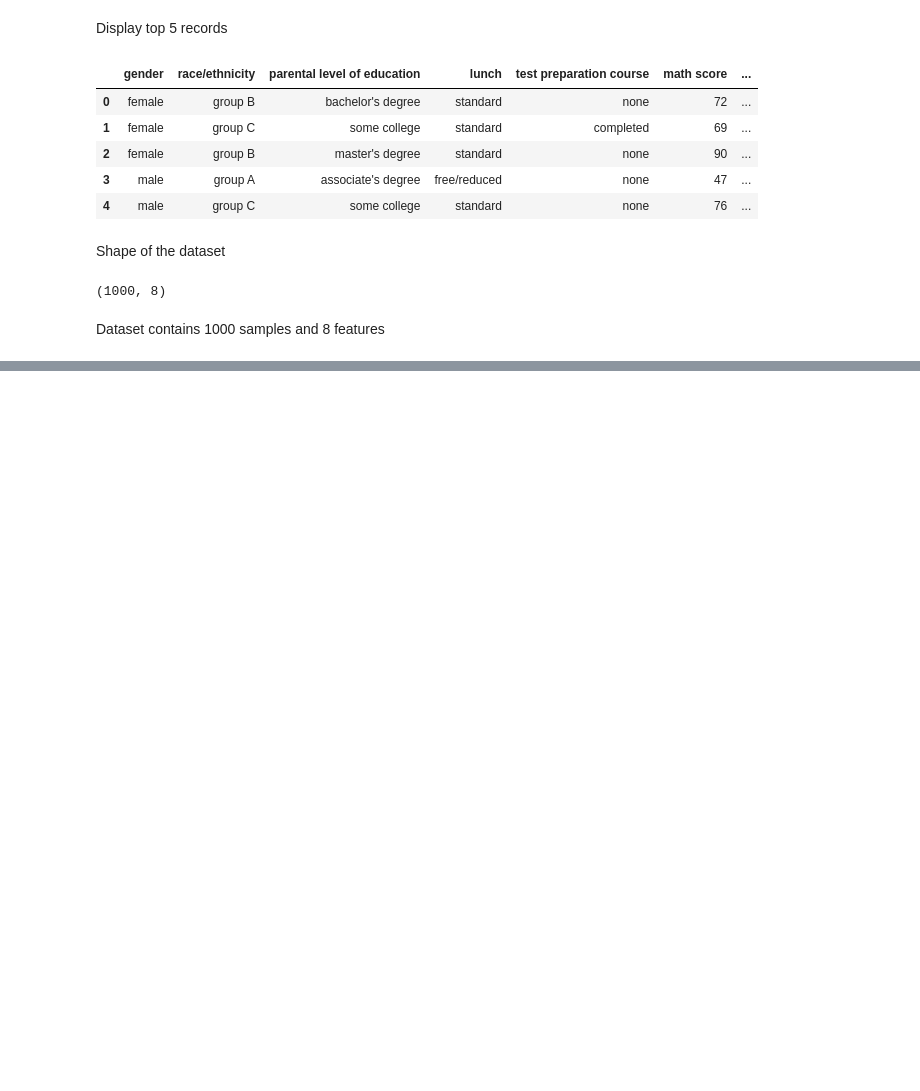
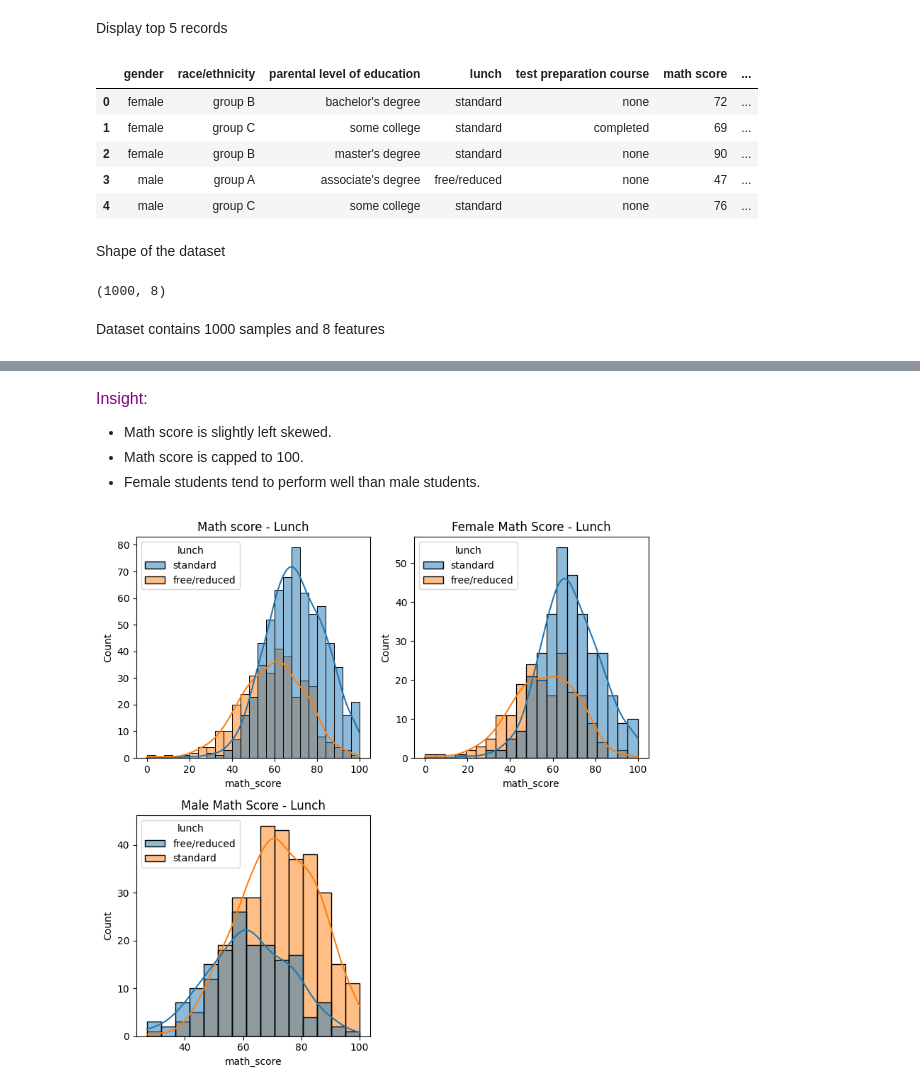
Before and after one commit to Mastaiah/E2E-ML-Project, a Jupyter notebook: exploratory_data_analysis/student_performance.ipynb, the cells around one changed output, grey strips where cells are left out. Saved outputs shown, nothing was run; the diff lists cells and outputs as text; code cells hidden in the pictures; blank space fills up the shorter version.

```diff
--- a/exploratory_data_analysis/student_performance.ipynb
+++ b/exploratory_data_analysis/student_performance.ipynb
@@ -86,0 +272,23 @@ student_df.to_csv('../data_repository/cleaned/StudentPerformance.csv', index=Fal
+# %% [markdown]
+<p><font size=3><span style="color:purple">Insight:</span></font></p>
+
+ - Math score is slightly left skewed.
+ - Math score is capped to 100.
+ - Female students tend to perform well than male students.
+# %%
+plt.figure(figsize=(8,8))
+plt.subplot(221)
+sns.histplot(data = student_df, x='math_score', hue='lunch', kde=True)
+plt.title('Math score - Lunch')
+
+plt.subplot(222)
+sns.histplot(data=student_df[student_df['gender'] == 'female'], x= 'math_score', hue='lunch', kde=True)
+plt.title('Female Math Score - Lunch')
+
+plt.subplot(223)
+sns.histplot(data=student_df[student_df['gender']== 'male'] , x='math_score', hue='lunch', kde=True)
+plt.title('Male Math Score - Lunch')
+plt.tight_layout()
+plt.show()
+# %% [output]
+[figure, added]
```
Also changed, not shown: parts of 31 cells of this notebook, 6 other files.
